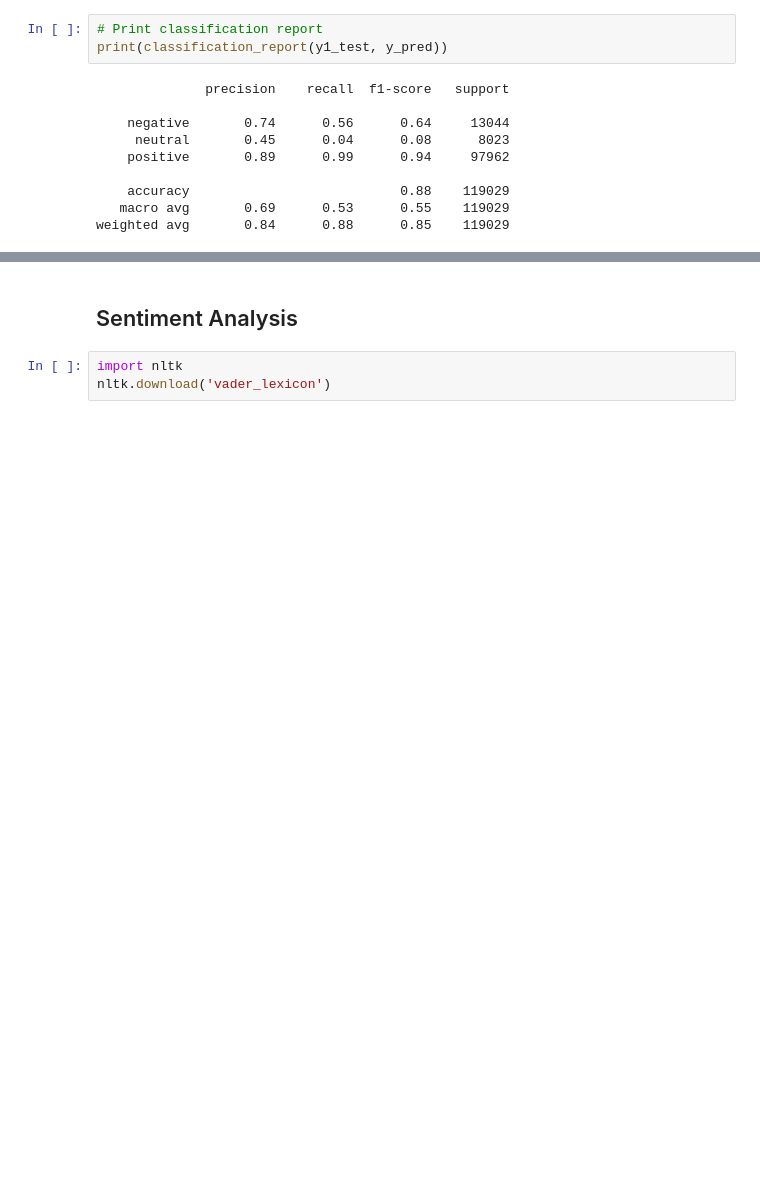
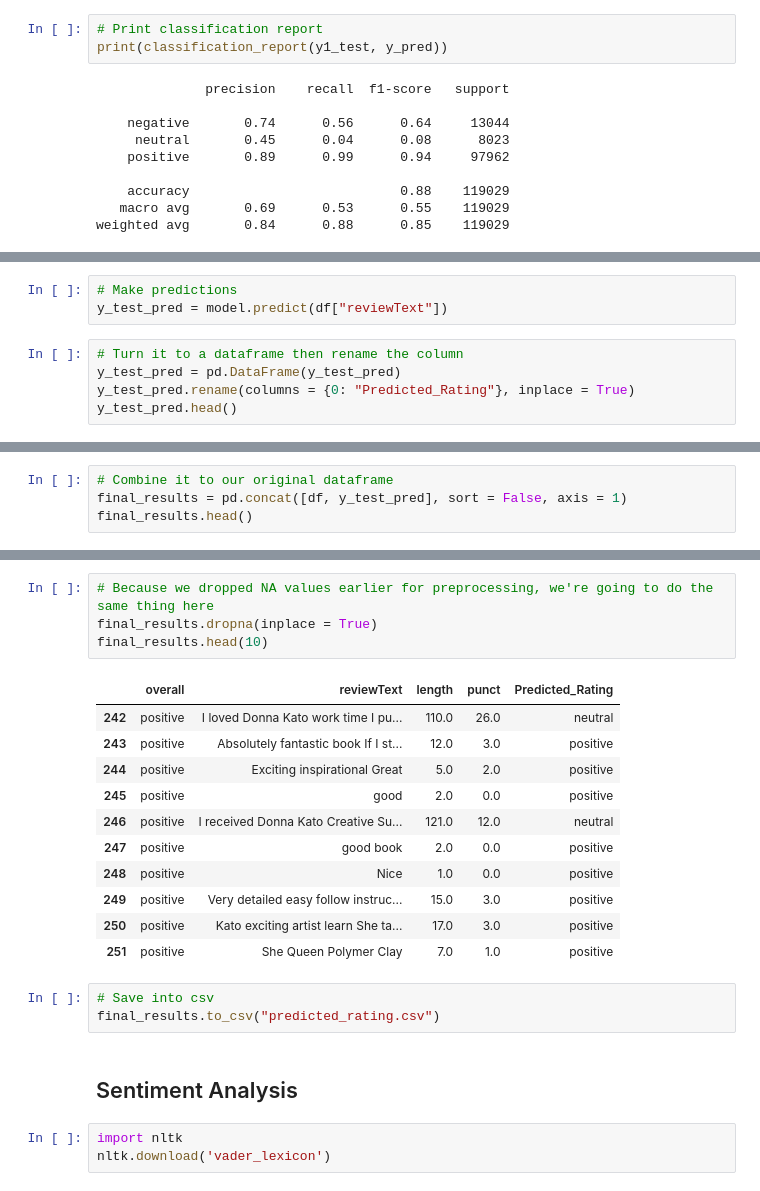
Before and after one commit to nancyletranx3/Amazon-Product-Reviews, a Jupyter notebook: AZ Project.ipynb, the cells around one changed output, grey strips where cells are left out. Drawn from its saved outputs; the diff is of its cells as text; blank space fills up the shorter version.

```diff
--- a/AZ Project.ipynb
+++ b/AZ Project.ipynb
@@ -1283,0 +1274,8 @@ weighted avg       0.84      0.88      0.85    119029
+# %%
+# Make predictions
+y_test_pred = model.predict(df["reviewText"])
+# %%
+# Turn it to a dataframe then rename the column
+y_test_pred = pd.DataFrame(y_test_pred)
+y_test_pred.rename(columns = {0: "Predicted_Rating"}, inplace = True)
+y_test_pred.head()
@@ -1283,0 +1289,4 @@ weighted avg       0.84      0.88      0.85    119029
+# %%
+# Combine it to our original dataframe
+final_results = pd.concat([df, y_test_pred], sort = False, axis = 1)
+final_results.head()
@@ -1284,3 +1300,22 @@ weighted avg       0.84      0.88      0.85    119029
+# %%
+# Because we dropped NA values earlier for preprocessing, we're going to do the same thing here
+final_results.dropna(inplace = True)
+final_results.head(10)
+# %% [output]
+|  | overall | reviewText | length | punct | Predicted_Rating |
+| 242 | positive | I loved Donna Kato work time I pu... | 110.0 | 26.0 | neutral |
+| 243 | positive | Absolutely fantastic book If I st... | 12.0 | 3.0 | positive |
+| 244 | positive | Exciting inspirational Great | 5.0 | 2.0 | positive |
+| 245 | positive | good | 2.0 | 0.0 | positive |
+| 246 | positive | I received Donna Kato Creative Su... | 121.0 | 12.0 | neutral |
+| 247 | positive | good book | 2.0 | 0.0 | positive |
+| 248 | positive | Nice | 1.0 | 0.0 | positive |
+| 249 | positive | Very detailed easy follow instruc... | 15.0 | 3.0 | positive |
+| 250 | positive | Kato exciting artist learn She ta... | 17.0 | 3.0 | positive |
+| 251 | positive | She Queen Polymer Clay | 7.0 | 1.0 | positive |
+# %%
+# Save into csv
+final_results.to_csv("predicted_rating.csv")
 # %% [markdown]
 ## Sentiment Analysis
 # %%
```
Also changed, not shown: parts of 36 cells of this notebook.
